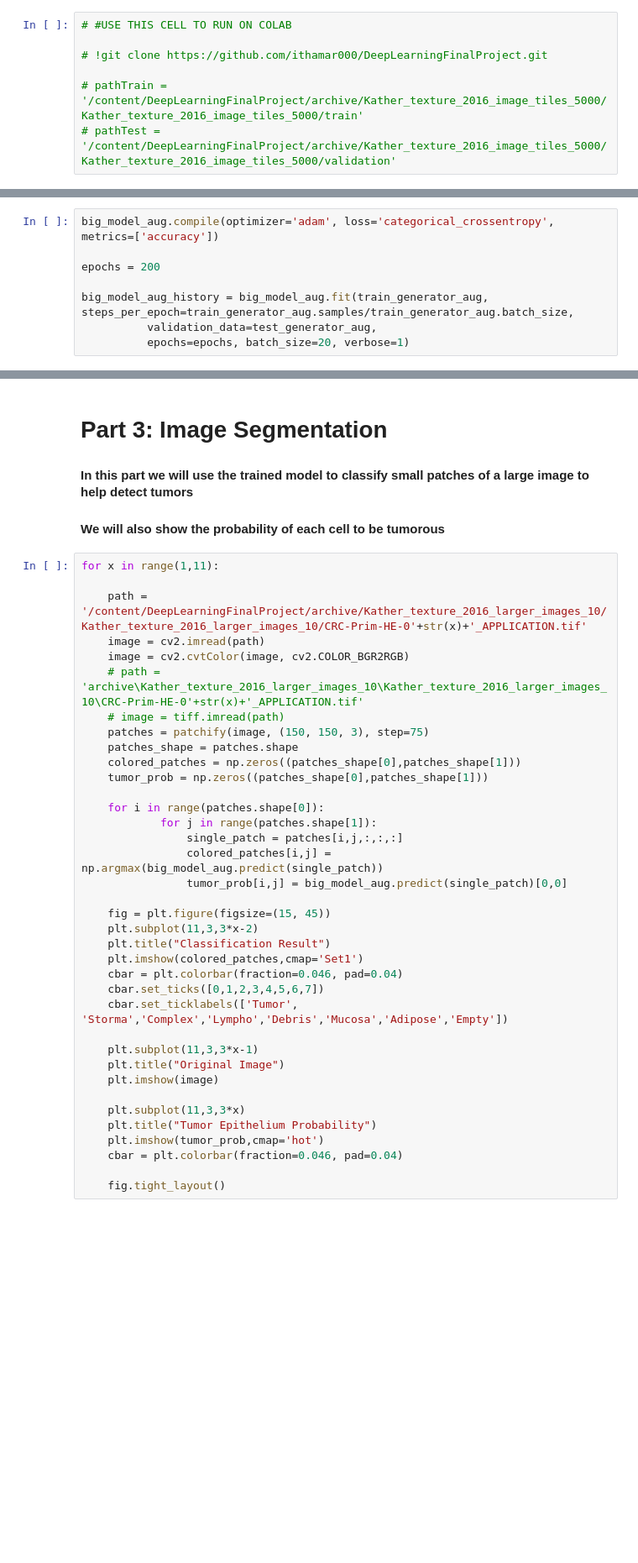
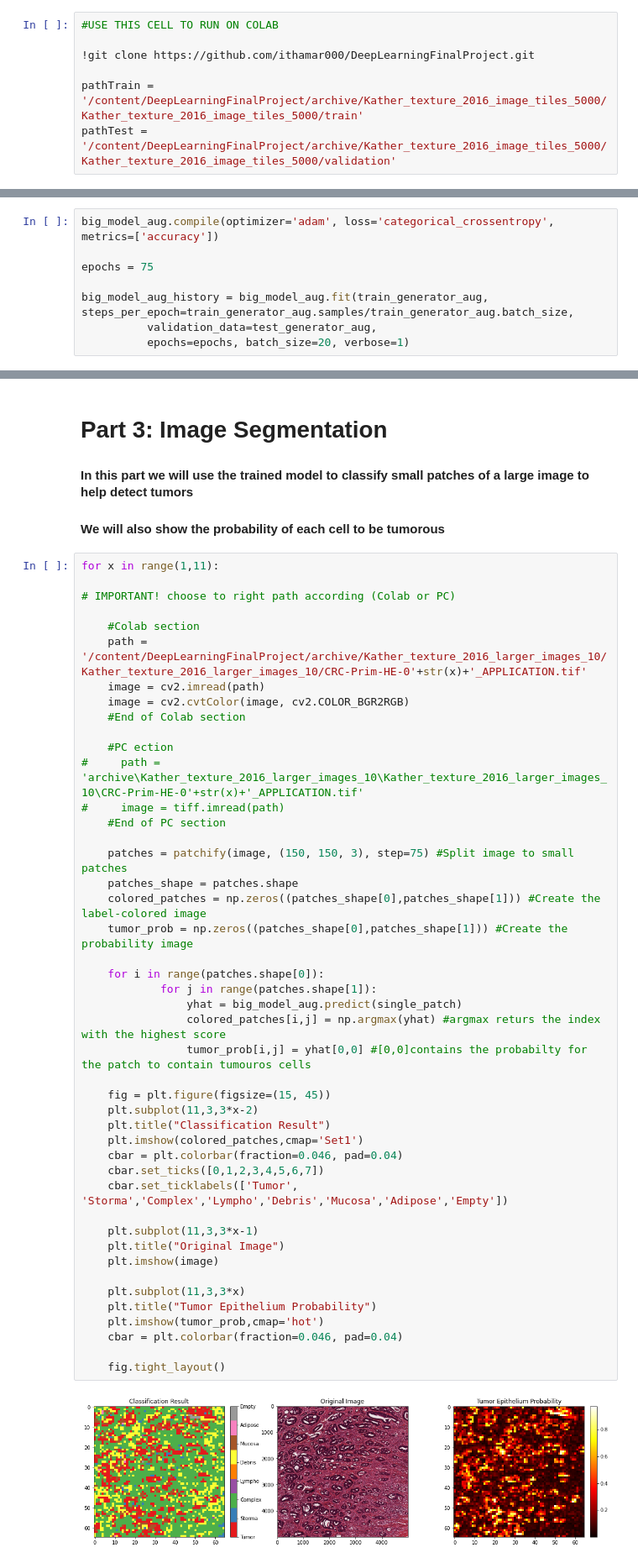
Before and after one commit to ithamar000/DeepLearningFinalProject, a Jupyter notebook: FinalProject.ipynb, the cells around one changed output, grey strips where cells are left out. Shown at 84% size. Saved outputs shown, nothing was run; the diff lists cells and outputs as text; blank space fills up the shorter version.

```diff
--- a/FinalProject.ipynb
+++ b/FinalProject.ipynb
@@ -41,12 +41,12 @@ print(tf.__version__)
 # IMPORTANT!
 ## Choose bellow the right cell to run (Colab or PC)
 # %%
-# #USE THIS CELL TO RUN ON COLAB
+#USE THIS CELL TO RUN ON COLAB
 
-# !git clone https://github.com/ithamar000/DeepLearningFinalProject.git
+!git clone https://github.com/ithamar000/DeepLearningFinalProject.git
 
-# pathTrain = '/content/DeepLearningFinalProject/archive/Kather_texture_2016_image_tiles_5000/Kather_texture_2016_image_tiles_5000/train'
-# pathTest = '/content/DeepLearningFinalProject/archive/Kather_texture_2016_image_tiles_5000/Kather_texture_2016_image_tiles_5000/validation'
+pathTrain = '/content/DeepLearningFinalProject/archive/Kather_texture_2016_image_tiles_5000/Kather_texture_2016_image_tiles_5000/train'
+pathTest = '/content/DeepLearningFinalProject/archive/Kather_texture_2016_image_tiles_5000/Kather_texture_2016_image_tiles_5000/validation'
 # %%
 # #USE THIS CELL TO RUN ON PC
 
@@ -301,7 +378,7 @@ big_model_aug.summary()
 # %%
 big_model_aug.compile(optimizer='adam', loss='categorical_crossentropy', metrics=['accuracy'])
 
-epochs = 200
+epochs = 75
 
 big_model_aug_history = big_model_aug.fit(train_generator_aug, steps_per_epoch=train_generator_aug.samples/train_generator_aug.batch_size,
           validation_data=test_generator_aug,
@@ -322,37 +423,47 @@ visualize_labelled_data(big_model_aug, test_generator_aug)
 # %%
 for x in range(1,11):
 
+# IMPORTANT! choose to right path according (Colab or PC)
+
+    #Colab section
     path = '/content/DeepLearningFinalProject/archive/Kather_texture_2016_larger_images_10/Kather_texture_2016_larger_images_10/CRC-Prim-HE-0'+str(x)+'_APPLICATION.tif'
     image = cv2.imread(path)
     image = cv2.cvtColor(image, cv2.COLOR_BGR2RGB)
-    # path = 'archive\Kather_texture_2016_larger_images_10\Kather_texture_2016_larger_images_10\CRC-Prim-HE-0'+str(x)+'_APPLICATION.tif'
-    # image = tiff.imread(path)
-    patches = patchify(image, (150, 150, 3), step=75)
+    #End of Colab section
+
+    #PC ection
+#     path = 'archive\Kather_texture_2016_larger_images_10\Kather_texture_2016_larger_images_10\CRC-Prim-HE-0'+str(x)+'_APPLICATION.tif'
+#     image = tiff.imread(path)
+    #End of PC section
+
+    patches = patchify(image, (150, 150, 3), step=75) #Split image to small patches
     patches_shape = patches.shape
-    colored_patches = np.zeros((patches_shape[0],patches_shape[1]))
-    tumor_prob = np.zeros((patches_shape[0],patches_shape[1]))
+    colored_patches = np.zeros((patches_shape[0],patches_shape[1])) #Create the label-colored image
+    tumor_prob = np.zeros((patches_shape[0],patches_shape[1])) #Create the probability image
 
     for i in range(patches.shape[0]):
             for j in range(patches.shape[1]):
-                single_patch = patches[i,j,:,:,:]
-                colored_patches[i,j] = np.argmax(big_model_aug.predict(single_patch))
-                tumor_prob[i,j] = big_model_aug.predict(single_patch)[0,0]
+                yhat = big_model_aug.predict(single_patch)
+                colored_patches[i,j] = np.argmax(yhat) #argmax returs the index with the highest score
+                tumor_prob[i,j] = yhat[0,0] #[0,0]contains the probabilty for the patch to contain tumouros cells
 
     fig = plt.figure(figsize=(15, 45))
     plt.subplot(11,3,3*x-2)
     plt.title("Classification Result")
     plt.imshow(colored_patches,cmap='Set1')
     cbar = plt.colorbar(fraction=0.046, pad=0.04)
     cbar.set_ticks([0,1,2,3,4,5,6,7])
     cbar.set_ticklabels(['Tumor', 'Storma','Complex','Lympho','Debris','Mucosa','Adipose','Empty'])
 
     plt.subplot(11,3,3*x-1)
     plt.title("Original Image")
     plt.imshow(image)
 
     plt.subplot(11,3,3*x)
     plt.title("Tumor Epithelium Probability")
     plt.imshow(tumor_prob,cmap='hot')
     cbar = plt.colorbar(fraction=0.046, pad=0.04)
 
     fig.tight_layout()
+# %% [output]
+[figure, added]
```
Also changed, not shown: parts of 19 cells of this notebook.
